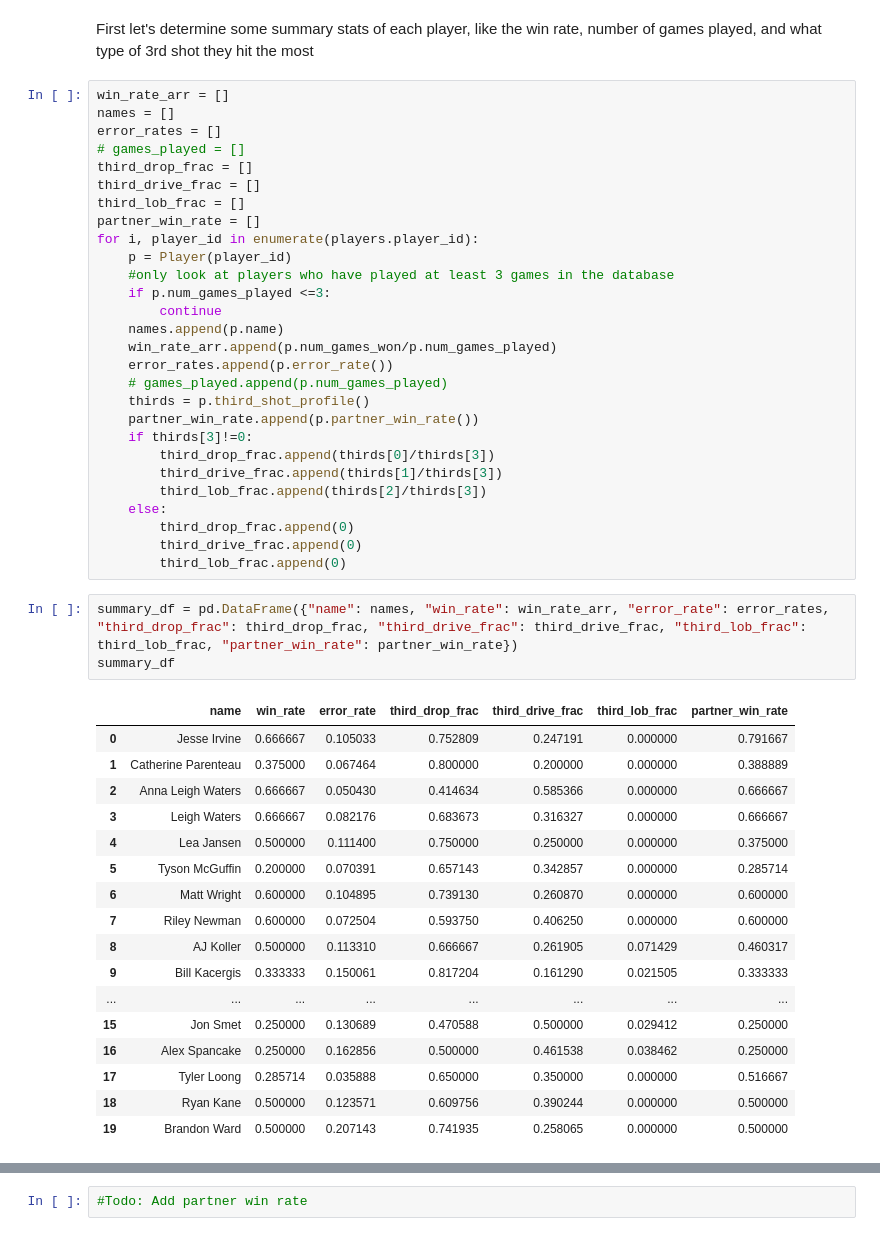
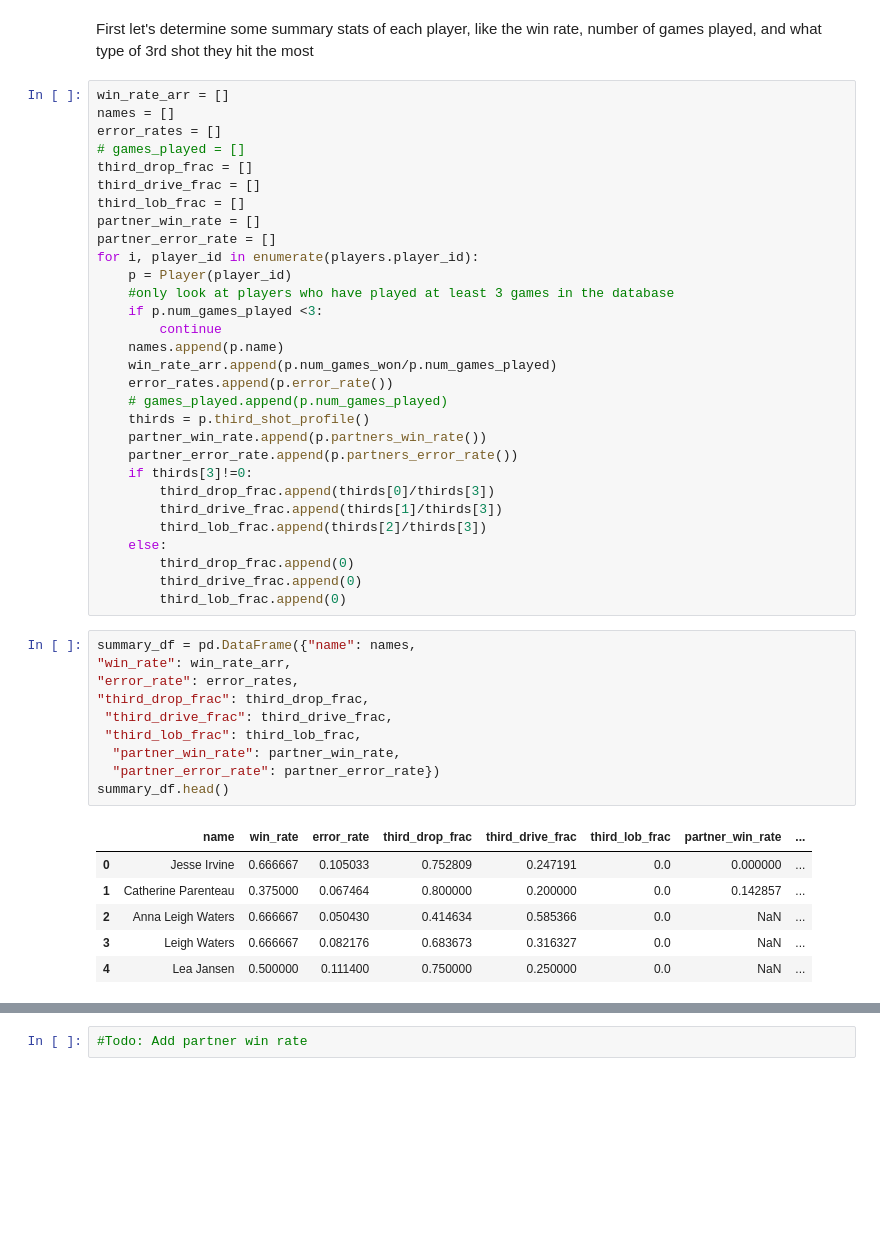
Before and after one commit to NolanSmyth/pklshop, a Jupyter notebook: examples/correlations.ipynb, the cells around one changed output, grey strips where cells are left out. Cells and saved outputs as stored; diff of their text form; blank space fills up the shorter version.

```diff
--- a/examples/correlations.ipynb
+++ b/examples/correlations.ipynb
@@ -34,17 +34,19 @@ third_drop_frac = []
 third_drive_frac = []
 third_lob_frac = []
 partner_win_rate = []
+partner_error_rate = []
 for i, player_id in enumerate(players.player_id):
     p = Player(player_id)
     #only look at players who have played at least 3 games in the database
-    if p.num_games_played <=3:
+    if p.num_games_played <3:
         continue
     names.append(p.name)
     win_rate_arr.append(p.num_games_won/p.num_games_played)
     error_rates.append(p.error_rate())
     # games_played.append(p.num_games_played)
     thirds = p.third_shot_profile()
-    partner_win_rate.append(p.partner_win_rate())
+    partner_win_rate.append(p.partners_win_rate())
+    partner_error_rate.append(p.partners_error_rate())
     if thirds[3]!=0:
         third_drop_frac.append(thirds[0]/thirds[3])
         third_drive_frac.append(thirds[1]/thirds[3])
@@ -54,26 +56,22 @@ for i, player_id in enumerate(players.player_id):
         third_drive_frac.append(0)
         third_lob_frac.append(0)
 # %%
-summary_df = pd.DataFrame({"name": names, "win_rate": win_rate_arr, "error_rate": error_rates, "third_drop_frac": third_drop_frac, "third_drive_frac": third_drive_frac, "third_lob_frac": third_lob_frac, "partner_win_rate": partner_win_rate})
-summary_df
+summary_df = pd.DataFrame({"name": names,
+"win_rate": win_rate_arr,
+"error_rate": error_rates,
+"third_drop_frac": third_drop_frac,
+ "third_drive_frac": third_drive_frac,
+ "third_lob_frac": third_lob_frac,
+  "partner_win_rate": partner_win_rate,
+  "partner_error_rate": partner_error_rate})
+summary_df.head()
 # %% [output]
-|  | name | win_rate | error_rate | third_drop_frac | third_drive_frac | third_lob_frac | partner_win_rate |
-| 0 | Jesse Irvine | 0.666667 | 0.105033 | 0.752809 | 0.247191 | 0.000000 | 0.791667 |
-| 1 | Catherine Parenteau | 0.375000 | 0.067464 | 0.800000 | 0.200000 | 0.000000 | 0.388889 |
-| 2 | Anna Leigh Waters | 0.666667 | 0.050430 | 0.414634 | 0.585366 | 0.000000 | 0.666667 |
-| 3 | Leigh Waters | 0.666667 | 0.082176 | 0.683673 | 0.316327 | 0.000000 | 0.666667 |
-| 4 | Lea Jansen | 0.500000 | 0.111400 | 0.750000 | 0.250000 | 0.000000 | 0.375000 |
-| 5 | Tyson McGuffin | 0.200000 | 0.070391 | 0.657143 | 0.342857 | 0.000000 | 0.285714 |
-| 6 | Matt Wright | 0.600000 | 0.104895 | 0.739130 | 0.260870 | 0.000000 | 0.600000 |
-| 7 | Riley Newman | 0.600000 | 0.072504 | 0.593750 | 0.406250 | 0.000000 | 0.600000 |
-| 8 | AJ Koller | 0.500000 | 0.113310 | 0.666667 | 0.261905 | 0.071429 | 0.460317 |
-| 9 | Bill Kacergis | 0.333333 | 0.150061 | 0.817204 | 0.161290 | 0.021505 | 0.333333 |
-| ... | ... | ... | ... | ... | ... | ... | ... |
-| 15 | Jon Smet | 0.250000 | 0.130689 | 0.470588 | 0.500000 | 0.029412 | 0.250000 |
-| 16 | Alex Spancake | 0.250000 | 0.162856 | 0.500000 | 0.461538 | 0.038462 | 0.250000 |
-| 17 | Tyler Loong | 0.285714 | 0.035888 | 0.650000 | 0.350000 | 0.000000 | 0.516667 |
-| 18 | Ryan Kane | 0.500000 | 0.123571 | 0.609756 | 0.390244 | 0.000000 | 0.500000 |
-| 19 | Brandon Ward | 0.500000 | 0.207143 | 0.741935 | 0.258065 | 0.000000 | 0.500000 |
+|  | name | win_rate | error_rate | third_drop_frac | third_drive_frac | third_lob_frac | partner_win_rate | ... |
+| 0 | Jesse Irvine | 0.666667 | 0.105033 | 0.752809 | 0.247191 | 0.0 | 0.000000 | ... |
+| 1 | Catherine Parenteau | 0.375000 | 0.067464 | 0.800000 | 0.200000 | 0.0 | 0.142857 | ... |
+| 2 | Anna Leigh Waters | 0.666667 | 0.050430 | 0.414634 | 0.585366 | 0.0 | NaN | ... |
+| 3 | Leigh Waters | 0.666667 | 0.082176 | 0.683673 | 0.316327 | 0.0 | NaN | ... |
+| 4 | Lea Jansen | 0.500000 | 0.111400 | 0.750000 | 0.250000 | 0.0 | NaN | ... |
 # %%
 corr = summary_df.corr()
 plt.subplots(figsize=(8, 8))
```
Also changed, not shown: parts of 3 cells of this notebook, 4 other files.
